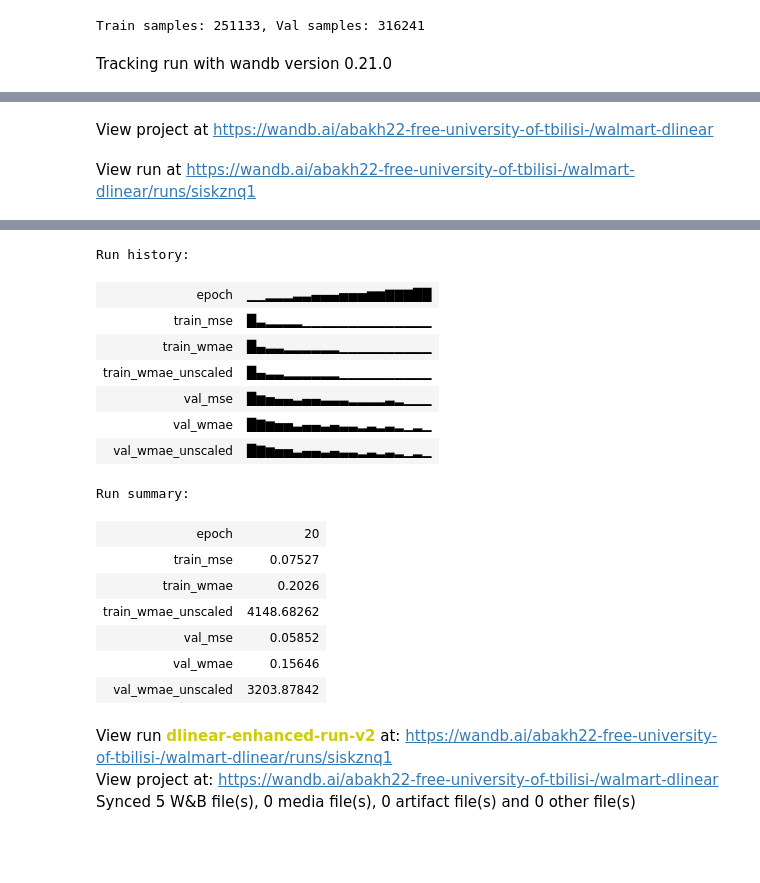
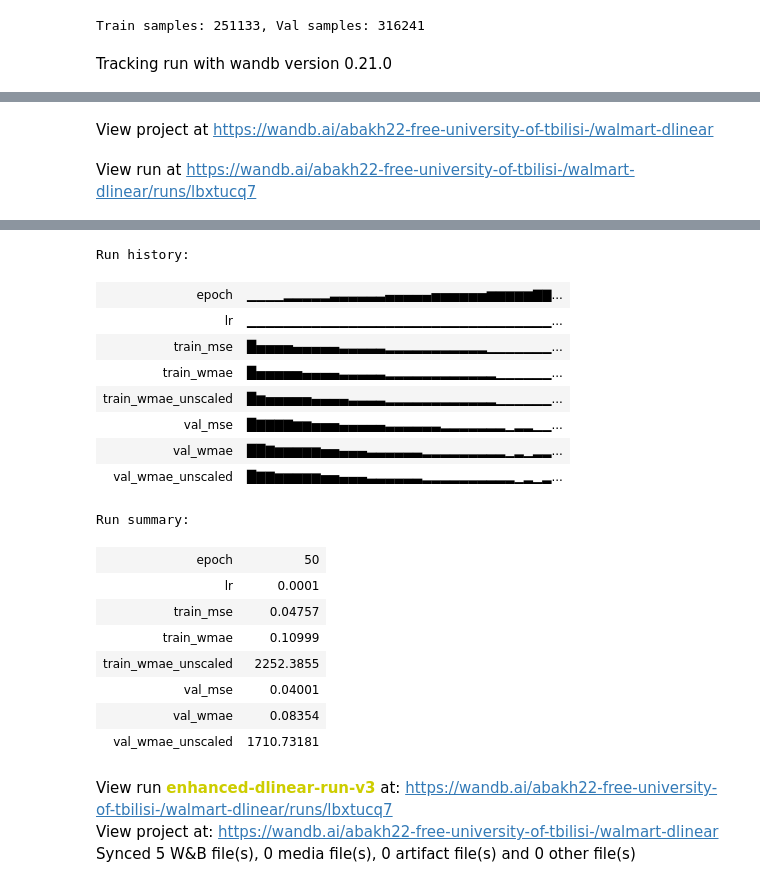
Before and after one commit to lkhok22/ML-FinalProject-Walmart-Recruiting---Store-Sales-Forecasting, a Jupyter notebook: model_experiment_DLinear.ipynb, the cells around one changed output, grey strips where cells are left out. Saved outputs shown, nothing was run; the diff lists cells and outputs as text; code cells hidden in the pictures; blank space fills up the shorter version.

```diff
--- a/model_experiment_DLinear.ipynb
+++ b/model_experiment_DLinear.ipynb
@@ -261,27 +303,27 @@ class DLinear(nn.Module):
 def wmae_loss(preds, targets, weights):
     return torch.mean(weights * torch.abs(preds - targets))
 # %%
-# Training and validation
+# Training setup
 device = torch.device("cuda" if torch.cuda.is_available() else "cpu")
-model = DLinear(seq_len=36, pred_len=6, n_features=16).to(device)  # Updated n_features for new holiday features
-optimizer = torch.optim.Adam(model.parameters(), lr=0.0001)  # Lower learning rate
+model = EnhancedDLinear(seq_len=36, pred_len=6, n_features=26, dropout=0.2, kernel_size=7).to(device)
+optimizer = torch.optim.Adam(model.parameters(), lr=0.0001, weight_decay=1e-5)
+scheduler = torch.optim.lr_scheduler.ReduceLROnPlateau(optimizer, mode='min', factor=0.5, patience=3, verbose=True)
 criterion_mse = nn.MSELoss()
 criterion_wmae = wmae_loss
 
 # Initialize WandB
-wandb.init(project="walmart-dlinear", name="dlinear-enhanced-run-v2", config={
-    "seq_len": 36, "pred_len": 6, "batch_size": 32, "epochs": 20,
-    "learning_rate": 0.0001, "model": "DLinear-Enhanced", "n_features": 16
+wandb.init(project="walmart-dlinear", name="enhanced-dlinear-run-v3", config={
+    "seq_len": 36, "pred_len": 6, "batch_size": 32, "epochs": 50,
+    "learning_rate": 0.0001, "model": "EnhancedDLinear", "n_features": 26
 })
 
-# Early stopping variables
+# Training loop
 best_val_wmae = float('inf')
 best_model_state = None
-patience = 5
+patience = 10
 counter = 0
 
-# Training and validation loop
-for epoch in range(20):
+for epoch in range(50):
     model.train()
     train_loss_mse, train_loss_wmae, train_wmae_unscaled = 0.0, 0.0, 0.0
     train_batches = 0
@@ -291,7 +333,7 @@ for epoch in range(20):
         preds = model(xb_sales, xb_features)
         loss_mse = criterion_mse(preds, yb)
         loss_wmae = criterion_wmae(preds, yb, wb)
-        loss = loss_mse + 2 * loss_wmae  # Increase WMAE weight
+        loss = loss_mse + 3 * loss_wmae
         if torch.isnan(loss) or torch.isinf(loss):
             continue
         loss.backward()
@@ -299,15 +341,14 @@ for epoch in range(20):
         optimizer.step()
         train_loss_mse += loss_mse.item() * xb_sales.size(0)
         train_loss_wmae += loss_wmae.item() * xb_sales.size(0)
-        # Compute unscaled WMAE
         preds_unscaled = scaler_sales.inverse_transform(preds.detach().cpu().numpy())
         yb_unscaled = scaler_sales.inverse_transform(yb.detach().cpu().numpy())
         train_wmae_unscaled += np.mean(wb.cpu().numpy() * np.abs(preds_unscaled - yb_unscaled)) * xb_sales.size(0)
         train_batches += xb_sales.size(0)
 
-    train_loss_mse = train_loss_mse / train_batches if train_batches > 0 else float('nan')
-    train_loss_wmae = train_loss_wmae / train_batches if train_batches > 0 else float('nan')
-    train_wmae_unscaled = train_wmae_unscaled / train_batches if train_batches > 0 else float('nan')
+    train_loss_mse /= train_batches
+    train_loss_wmae /= train_batches
+    train_wmae_unscaled /= train_batches
 
     # Validation
     model.eval()
@@ -328,19 +369,20 @@ for epoch in range(20):
             val_wmae_unscaled += np.mean(wb.cpu().numpy() * np.abs(preds_unscaled - yb_unscaled)) * xb_sales.size(0)
             val_batches += xb_sales.size(0)
 
-    val_loss_mse = val_loss_mse / val_batches if val_batches > 0 else float('nan')
-    val_loss_wmae = val_loss_wmae / val_batches if val_batches > 0 else float('nan')
-    val_wmae_unscaled = val_wmae_unscaled / val_batches if val_batches > 0 else float('nan')
+    val_loss_mse /= val_batches
+    val_loss_wmae /= val_batches
+    val_wmae_unscaled /= val_batches
 
-    print(f"Epoch {epoch+1}/20 — Train MSE: {train_loss_mse:.4f}, Train WMAE: {train_loss_wmae:.4f}, "
+    print(f"Epoch {epoch+1}/50 — Train MSE: {train_loss_mse:.4f}, Train WMAE: {train_loss_wmae:.4f}, "
           f"Train WMAE Unscaled: {train_wmae_unscaled:.2f}, Val MSE: {val_loss_mse:.4f}, "
           f"Val WMAE: {val_loss_wmae:.4f}, Val WMAE Unscaled: {val_wmae_unscaled:.2f}")
     wandb.log({
         "train_mse": train_loss_mse, "train_wmae": train_loss_wmae, "train_wmae_unscaled": train_wmae_unscaled,
-        "val_mse": val_loss_mse, "val_wmae": val_loss_wmae, "val_wmae_unscaled": val_wmae_unscaled, "epoch": epoch+1
+        "val_mse": val_loss_mse, "val_wmae": val_loss_wmae, "val_wmae_unscaled": val_wmae_unscaled,
+        "lr": optimizer.param_groups[0]['lr'], "epoch": epoch+1
     })
 
-    # Early stopping
+    scheduler.step(val_loss_wmae)
     if val_loss_wmae < best_val_wmae:
         best_val_wmae = val_loss_wmae
         best_model_state = model.state_dict()
@@ -351,9 +393,8 @@ for epoch in range(20):
             print(f"Early stopping at epoch {epoch+1}")
             break
 
-# Save best model
 if best_model_state is not None:
-    torch.save(best_model_state, '/content/drive/MyDrive/ML-FinalProject/dlinear_model_best.pth')
+    torch.save(best_model_state, '/content/drive/MyDrive/ML-FinalProject/enhanced_dlinear_model_best_v3.pth')
 wandb.finish()
 # %% [output]
 Tracking run with wandb version 0.21.0
@@ -362,2 +403,2 @@ Syncing run dlinear-enhanced-run-v2 to Weights & Biases (docs)
 View project at https://wandb.ai/abakh22-free-university-of-tbilisi-/walmart-dlinear
-View run at https://wandb.ai/abakh22-free-university-of-tbilisi-/walmart-dlinear/runs/siskznq1
+View run at https://wandb.ai/abakh22-free-university-of-tbilisi-/walmart-dlinear/runs/lbxtucq7
@@ -384,20 +422,22 @@ Epoch 20/20 — Train MSE: 0.0753, Train WMAE: 0.2026, Train WMAE Unscaled: 4148
 [interactive output not drawn]
 Run history:
-| epoch | ▁▁▂▂▂▃▃▄▄▄▅▅▅▆▆▇▇▇██ |
-| train_mse | █▃▂▂▂▂▁▁▁▁▁▁▁▁▁▁▁▁▁▁ |
-| train_wmae | █▄▃▃▂▂▂▂▂▂▁▁▁▁▁▁▁▁▁▁ |
-| train_wmae_unscaled | █▄▃▃▂▂▂▂▂▂▁▁▁▁▁▁▁▁▁▁ |
-| val_mse | █▆▅▄▄▃▄▄▃▃▃▂▂▂▂▃▂▁▁▁ |
-| val_wmae | █▇▆▅▅▃▄▄▃▄▃▃▂▃▂▃▂▁▂▁ |
-| val_wmae_unscaled | █▇▆▅▅▃▄▄▃▄▃▃▂▃▂▃▂▁▂▁ |
+| epoch | ▁▁▁▁▂▂▂▂▂▃▃▃▃▃▃▄▄▄▄▄▅▅▅▅▅▅▆▆▆▆▆▇▇... |
+| lr | ▁▁▁▁▁▁▁▁▁▁▁▁▁▁▁▁▁▁▁▁▁▁▁▁▁▁▁▁▁▁▁▁▁... |
+| train_mse | █▅▅▅▅▄▄▄▄▄▃▃▃▃▃▂▂▂▂▂▂▂▂▂▂▂▁▁▁▁▁▁▁... |
+| train_wmae | █▅▅▅▅▅▄▄▄▄▃▃▃▃▃▂▂▂▂▂▂▂▂▂▂▂▂▁▁▁▁▁▁... |
+| train_wmae_unscaled | █▆▅▅▅▅▅▄▄▄▄▃▃▃▃▂▂▂▂▂▂▂▂▂▂▂▂▁▁▁▁▁▁... |
+| val_mse | █▇▇▇▇▆▆▅▅▅▄▄▄▄▄▃▃▃▃▃▃▂▂▂▂▂▂▂▁▂▂▁▁... |
+| val_wmae | ██▇▆▆▆▆▆▅▅▄▄▄▃▃▃▃▃▃▂▂▂▂▂▂▂▂▂▁▂▁▂▂... |
+| val_wmae_unscaled | █▇▇▆▆▆▆▆▅▅▄▄▄▃▃▃▃▃▃▂▂▂▂▂▂▂▂▂▂▁▂▁▂... |
 Run summary:
-| epoch | 20 |
-| train_mse | 0.07527 |
-| train_wmae | 0.2026 |
-| train_wmae_unscaled | 4148.68262 |
-| val_mse | 0.05852 |
-| val_wmae | 0.15646 |
-| val_wmae_unscaled | 3203.87842 |
+| epoch | 50 |
+| lr | 0.0001 |
+| train_mse | 0.04757 |
+| train_wmae | 0.10999 |
+| train_wmae_unscaled | 2252.3855 |
+| val_mse | 0.04001 |
+| val_wmae | 0.08354 |
+| val_wmae_unscaled | 1710.73181 |
-View run dlinear-enhanced-run-v2 at: https://wandb.ai/abakh22-free-university-of-tbilisi-/walmart-dlinear/runs/siskznq1
+View run enhanced-dlinear-run-v3 at: https://wandb.ai/abakh22-free-university-of-tbilisi-/walmart-dlinear/runs/lbxtucq7
 View project at: https://wandb.ai/abakh22-free-university-of-tbilisi-/walmart-dlinear
 Synced 5 W&B file(s), 0 media file(s), 0 artifact file(s) and 0 other file(s)
```
Also changed, not shown: parts of 7 cells of this notebook.
